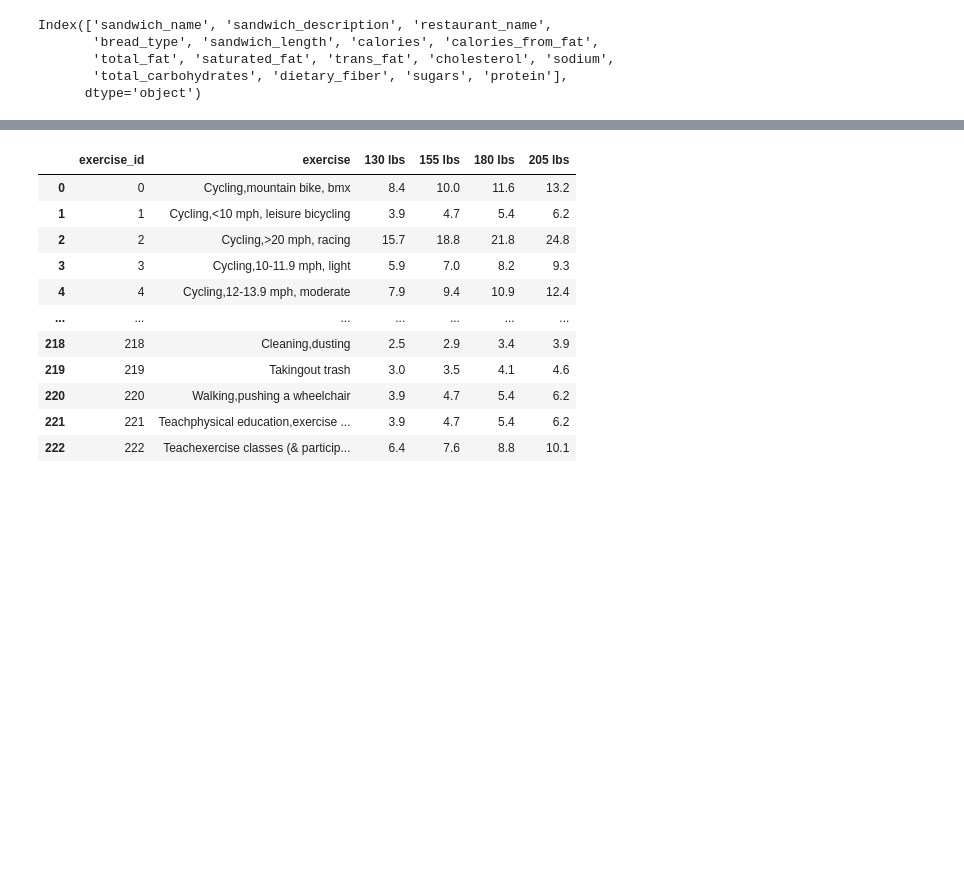
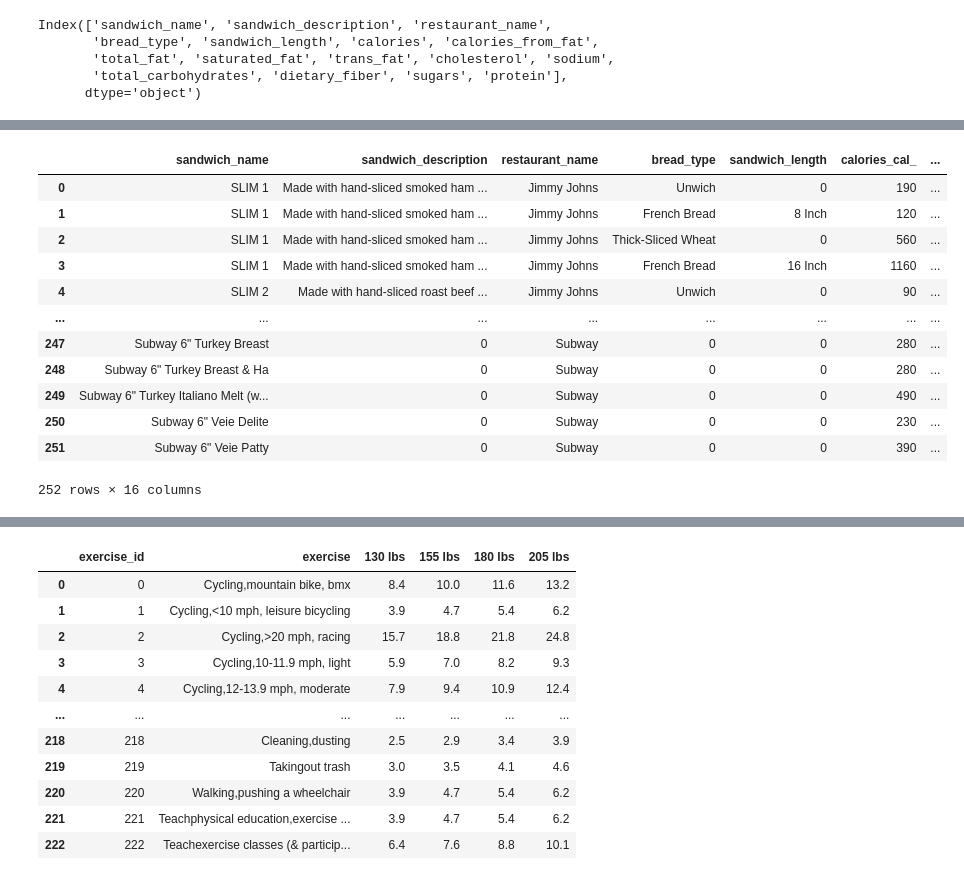
Before and after one commit to Jen-Dean/Consumer_ETL, a Jupyter notebook: All Restaurants and Exercise.ipynb, the cells around one changed output, grey strips where cells are left out. Cells and saved outputs as stored; diff of their text form; code cells hidden in the pictures; blank space fills up the shorter version.

```diff
--- a/All Restaurants and Exercise.ipynb
+++ b/All Restaurants and Exercise.ipynb
@@ -179,6 +179,26 @@ all_sandwiches_df
 | 250 | Subway 6" Veie Delite | na | Subway | na | na | 230 | ... |
 | 251 | Subway 6" Veie Patty | na | Subway | na | na | 390 | ... |
 252 rows × 16 columns
+# %%
+all_sandwiches_df = all_sandwiches_df.replace(',','', regex=True)
+
+all_sandwiches_df = all_sandwiches_df.replace("na","0")
+
+all_sandwiches_df
+# %% [output]
+|  | sandwich_name | sandwich_description | restaurant_name | bread_type | sandwich_length | calories_cal_ | ... |
+| 0 | SLIM 1 | Made with hand-sliced smoked ham ... | Jimmy Johns | Unwich | 0 | 190 | ... |
+| 1 | SLIM 1 | Made with hand-sliced smoked ham ... | Jimmy Johns | French Bread | 8 Inch | 120 | ... |
+| 2 | SLIM 1 | Made with hand-sliced smoked ham ... | Jimmy Johns | Thick-Sliced Wheat | 0 | 560 | ... |
+| 3 | SLIM 1 | Made with hand-sliced smoked ham ... | Jimmy Johns | French Bread | 16 Inch | 1160 | ... |
+| 4 | SLIM 2 | Made with hand-sliced roast beef ... | Jimmy Johns | Unwich | 0 | 90 | ... |
+| ... | ... | ... | ... | ... | ... | ... | ... |
+| 247 | Subway 6" Turkey Breast | 0 | Subway | 0 | 0 | 280 | ... |
+| 248 | Subway 6" Turkey Breast & Ha | 0 | Subway | 0 | 0 | 280 | ... |
+| 249 | Subway 6" Turkey Italiano Melt (w... | 0 | Subway | 0 | 0 | 490 | ... |
+| 250 | Subway 6" Veie Delite | 0 | Subway | 0 | 0 | 230 | ... |
+| 251 | Subway 6" Veie Patty | 0 | Subway | 0 | 0 | 390 | ... |
+252 rows × 16 columns
 # %%
 #exporting final file to CSV
 all_sandwiches_df.to_csv("final_sandwich_data.csv")
```
Also changed, not shown: parts of 3 cells of this notebook, 1 other file.
